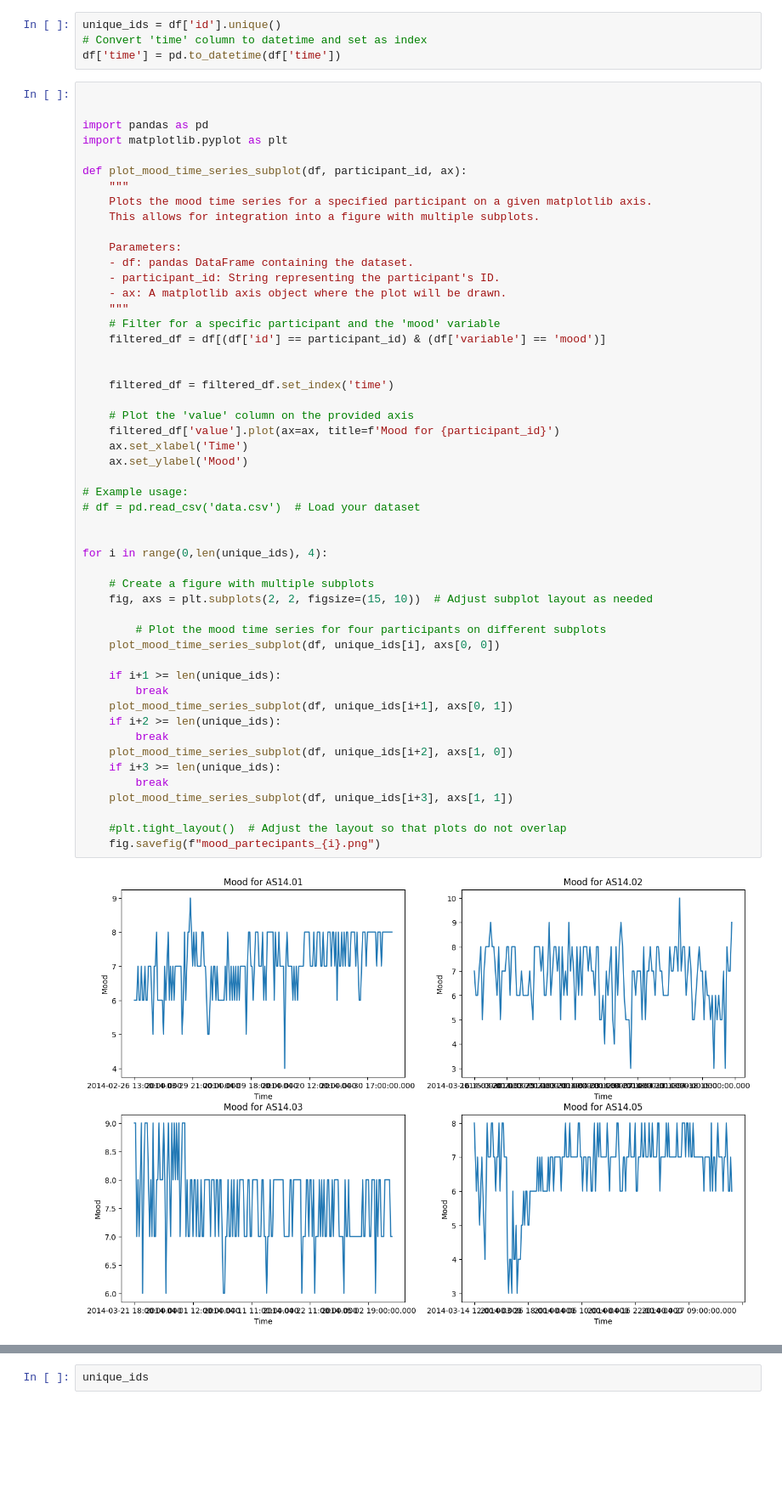
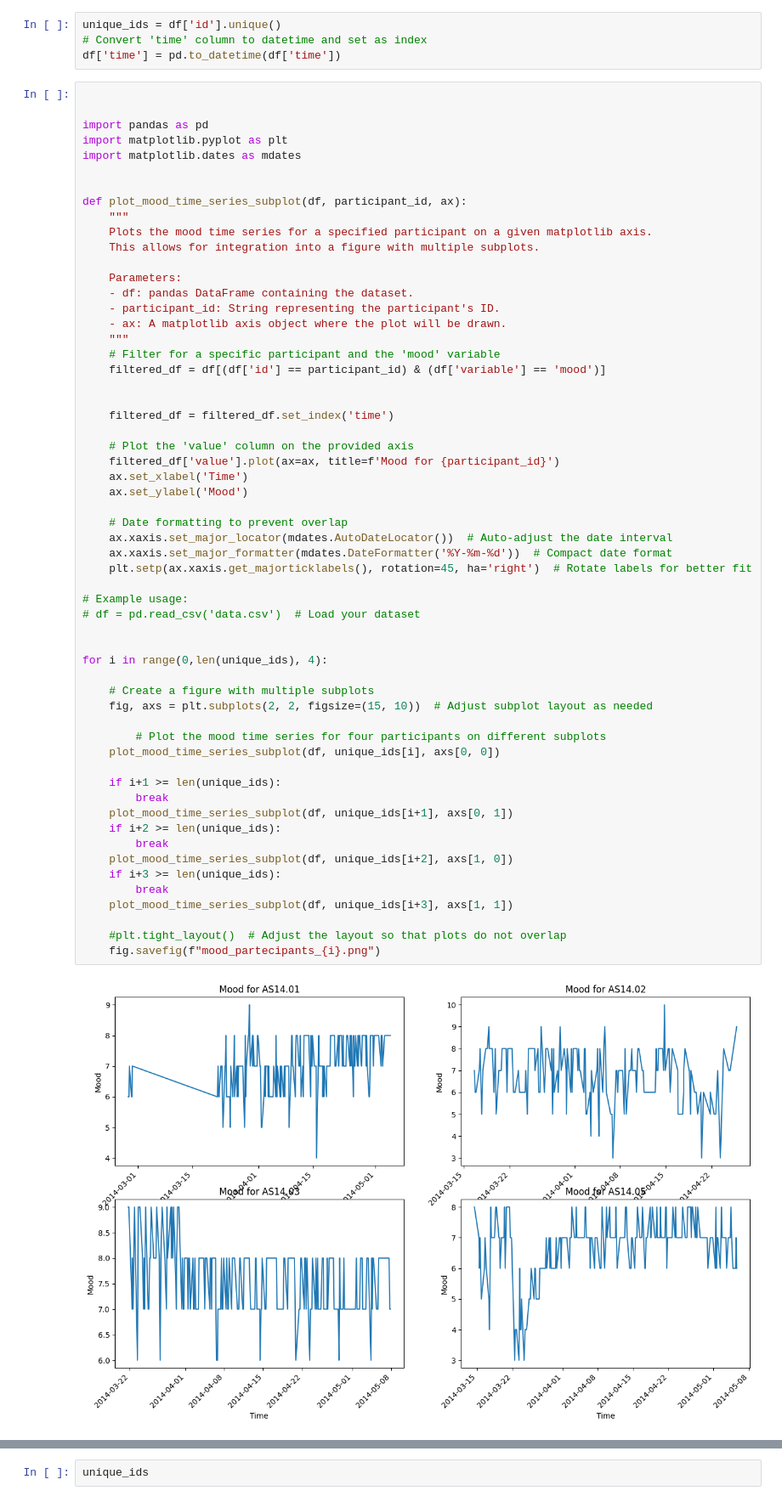
Before and after one commit to kroegepa/DataMiningAssignmentOne, a Jupyter notebook: data_visualization.ipynb, the cells around one changed output, grey strips where cells are left out. Shown at 85% size. Drawn from its saved outputs; the diff is of its cells as text; blank space fills up the shorter version.

Commit message:
Recordings graphs

```diff
--- a/data_visualization.ipynb
+++ b/data_visualization.ipynb
@@ -62,6 +62,8 @@ df['time'] = pd.to_datetime(df['time'])
 
 import pandas as pd
 import matplotlib.pyplot as plt
+import matplotlib.dates as mdates
+
 
 def plot_mood_time_series_subplot(df, participant_id, ax):
     """
@@ -82,31 +84,36 @@ def plot_mood_time_series_subplot(df, participant_id, ax):
     # Plot the 'value' column on the provided axis
     filtered_df['value'].plot(ax=ax, title=f'Mood for {participant_id}')
     ax.set_xlabel('Time')
     ax.set_ylabel('Mood')
+
+    # Date formatting to prevent overlap
+    ax.xaxis.set_major_locator(mdates.AutoDateLocator())  # Auto-adjust the date interval
+    ax.xaxis.set_major_formatter(mdates.DateFormatter('%Y-%m-%d'))  # Compact date format
+    plt.setp(ax.xaxis.get_majorticklabels(), rotation=45, ha='right')  # Rotate labels for better fit
 
 # Example usage:
 # df = pd.read_csv('data.csv')  # Load your dataset
 
 
 for i in range(0,len(unique_ids), 4):
 
     # Create a figure with multiple subplots
     fig, axs = plt.subplots(2, 2, figsize=(15, 10))  # Adjust subplot layout as needed
 
         # Plot the mood time series for four participants on different subplots
     plot_mood_time_series_subplot(df, unique_ids[i], axs[0, 0])
 
     if i+1 >= len(unique_ids):
         break
     plot_mood_time_series_subplot(df, unique_ids[i+1], axs[0, 1])
     if i+2 >= len(unique_ids):
         break
     plot_mood_time_series_subplot(df, unique_ids[i+2], axs[1, 0])
     if i+3 >= len(unique_ids):
         break
     plot_mood_time_series_subplot(df, unique_ids[i+3], axs[1, 1])
 
     #plt.tight_layout()  # Adjust the layout so that plots do not overlap
     fig.savefig(f"mood_partecipants_{i}.png")
 # %% [output]
-[figure, old version]
+[figure, new version]
```
Also changed, not shown: parts of 2 cells of this notebook, 7 other files.
